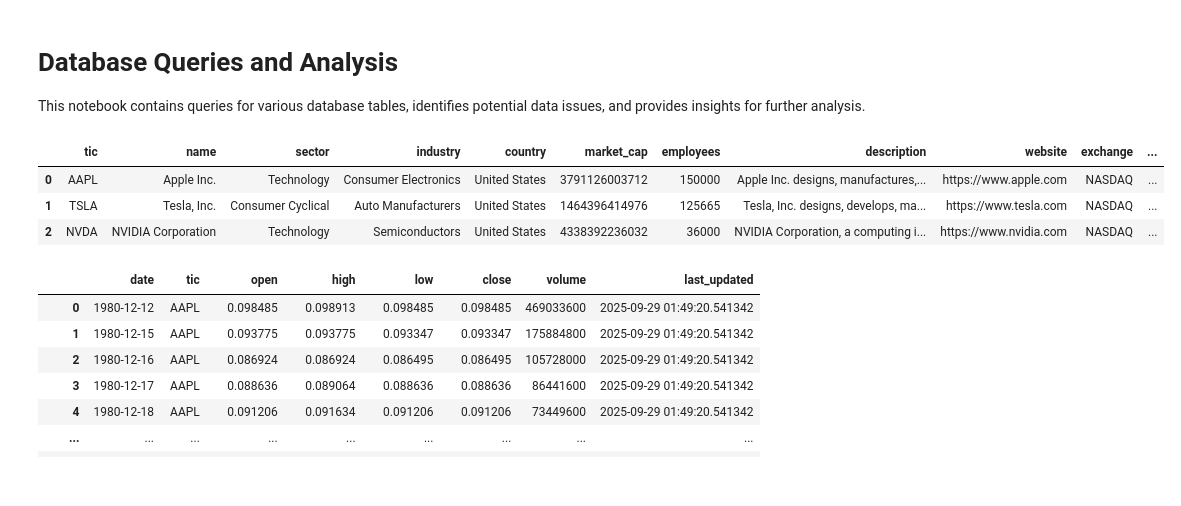
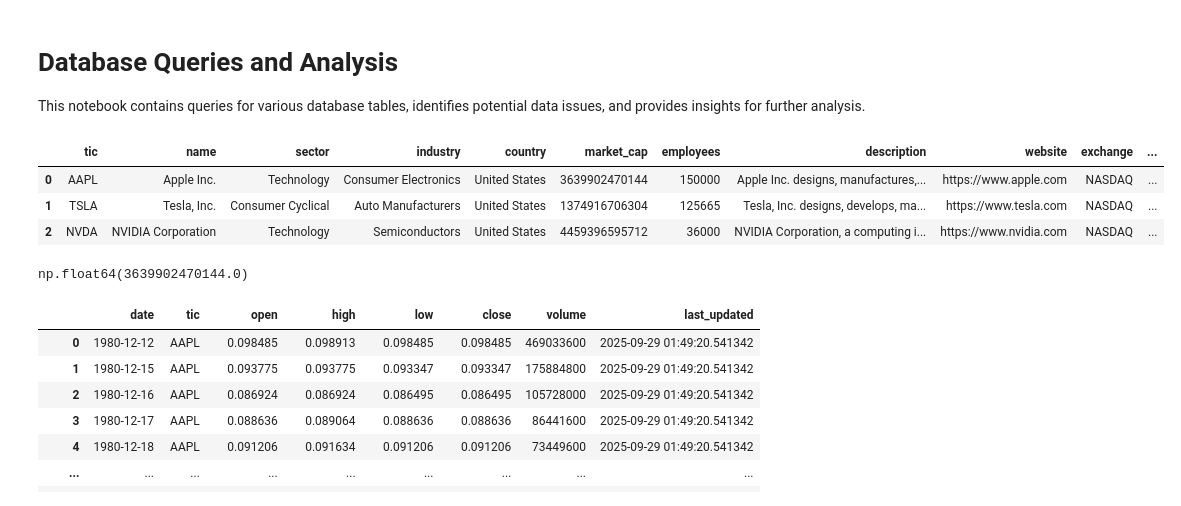
Before and after one commit to vincentsham/stock_ai_app, a Jupyter notebook: server/database/db_raw_queries.ipynb, the cells around one changed output. Saved outputs shown, nothing was run; the diff lists cells and outputs as text; code cells hidden in the pictures.

Commit message:
complete stock_profiles and stock_ohlcv

```diff
--- a/server/database/db_raw_queries.ipynb
+++ b/server/database/db_raw_queries.ipynb
@@ -9,18 +9,22 @@ from utils import connect_to_db
 # %%
 # Query the `stock_metadata` table
 conn = connect_to_db()
 if conn:
-    query = "SELECT * FROM raw.stock_metadata;"
+    query = "SELECT * FROM raw.stock_profiles;"
     df = pd.read_sql_query(query, conn)
     conn.close()
 
     # Display the data
     display(df)
 # %% [output]
 |  | tic | name | sector | industry | country | market_cap | employees | description | website | exchange | ... |
-| 0 | AAPL | Apple Inc. | Technology | Consumer Electronics | United States | 3791126003712 | 150000 | Apple Inc. designs, manufactures,... | https://www.apple.com | NASDAQ | ... |
-| 1 | TSLA | Tesla, Inc. | Consumer Cyclical | Auto Manufacturers | United States | 1464396414976 | 125665 | Tesla, Inc. designs, develops, ma... | https://www.tesla.com | NASDAQ | ... |
-| 2 | NVDA | NVIDIA Corporation | Technology | Semiconductors | United States | 4338392236032 | 36000 | NVIDIA Corporation, a computing i... | https://www.nvidia.com | NASDAQ | ... |
+| 0 | AAPL | Apple Inc. | Technology | Consumer Electronics | United States | 3639902470144 | 150000 | Apple Inc. designs, manufactures,... | https://www.apple.com | NASDAQ | ... |
+| 1 | TSLA | Tesla, Inc. | Consumer Cyclical | Auto Manufacturers | United States | 1374916706304 | 125665 | Tesla, Inc. designs, develops, ma... | https://www.tesla.com | NASDAQ | ... |
+| 2 | NVDA | NVIDIA Corporation | Technology | Semiconductors | United States | 4459396595712 | 36000 | NVIDIA Corporation, a computing i... | https://www.nvidia.com | NASDAQ | ... |
+# %%
+df.iloc[0]['market_cap']
+# %% [output]
+np.float64(3639902470144.0)
 # %%
 # Query the `stock_ohlcv` table
 conn = connect_to_db()
```
Also changed, not shown: 7 other files.
